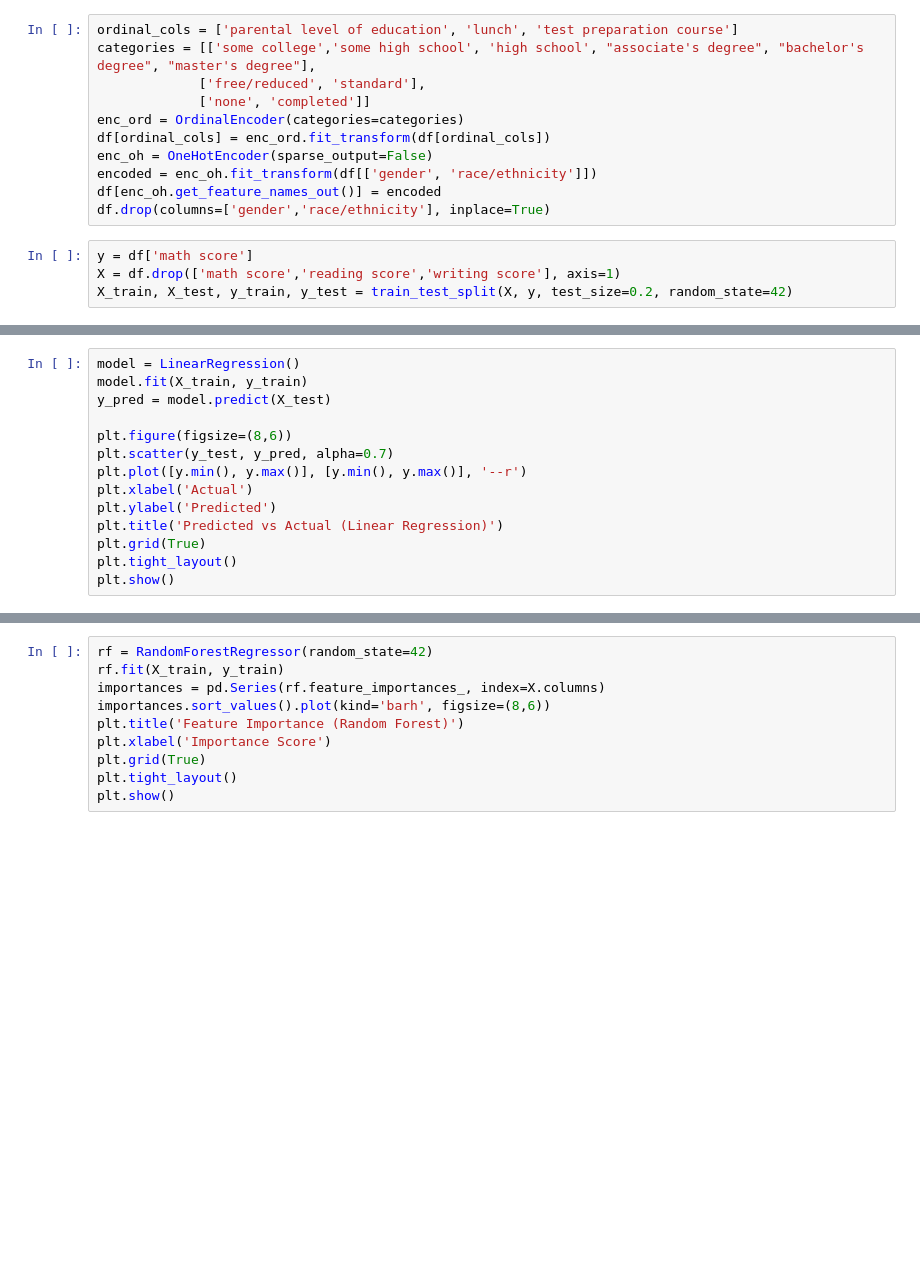
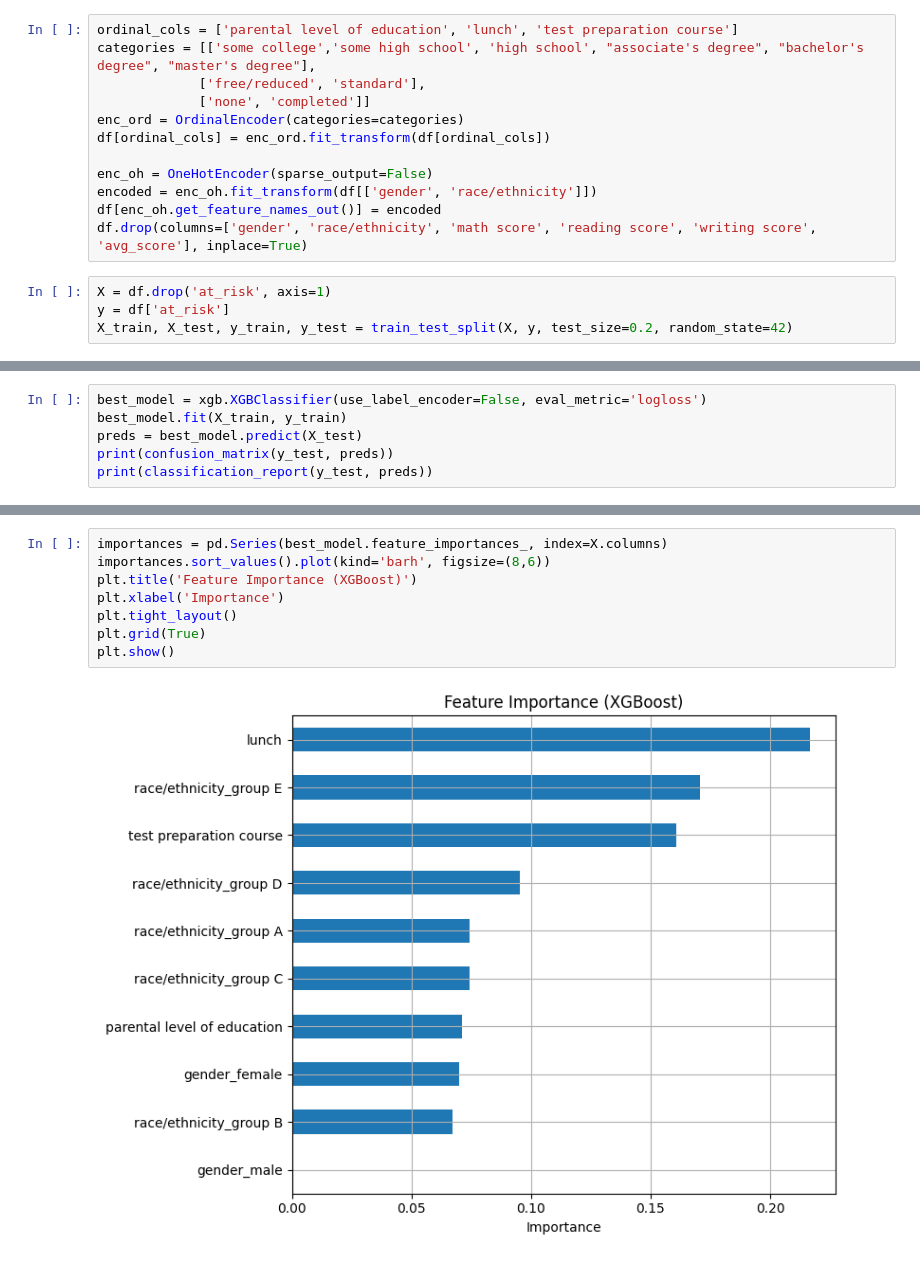
Before and after one commit to Balulmath/student-performance-prediction, a Jupyter notebook: student-performance-prediction/notebooks/student_performance_prediction.ipynb, the cells around one changed output, grey strips where cells are left out. Saved outputs shown, nothing was run; the diff lists cells and outputs as text; blank space fills up the shorter version.

```diff
--- a/student-performance-prediction/notebooks/student_performance_prediction.ipynb
+++ b/student-performance-prediction/notebooks/student_performance_prediction.ipynb
@@ -28,13 +55,14 @@ categories = [['some college','some high school', 'high school', "associate's de
              ['none', 'completed']]
 enc_ord = OrdinalEncoder(categories=categories)
 df[ordinal_cols] = enc_ord.fit_transform(df[ordinal_cols])
+
 enc_oh = OneHotEncoder(sparse_output=False)
 encoded = enc_oh.fit_transform(df[['gender', 'race/ethnicity']])
 df[enc_oh.get_feature_names_out()] = encoded
-df.drop(columns=['gender','race/ethnicity'], inplace=True)
+df.drop(columns=['gender', 'race/ethnicity', 'math score', 'reading score', 'writing score', 'avg_score'], inplace=True)
 # %%
-y = df['math score']
-X = df.drop(['math score','reading score','writing score'], axis=1)
+X = df.drop('at_risk', axis=1)
+y = df['at_risk']
 X_train, X_test, y_train, y_test = train_test_split(X, y, test_size=0.2, random_state=42)
 # %%
 models = {
@@ -69,14 +91,0 @@ plt.show()
-# %%
-model = LinearRegression()
-model.fit(X_train, y_train)
-y_pred = model.predict(X_test)
-
-plt.figure(figsize=(8,6))
-plt.scatter(y_test, y_pred, alpha=0.7)
-plt.plot([y.min(), y.max()], [y.min(), y.max()], '--r')
-plt.xlabel('Actual')
-plt.ylabel('Predicted')
-plt.title('Predicted vs Actual (Linear Regression)')
-plt.grid(True)
-plt.tight_layout()
-plt.show()
@@ -91,0 +92,6 @@ plt.show()
+# %%
+best_model = xgb.XGBClassifier(use_label_encoder=False, eval_metric='logloss')
+best_model.fit(X_train, y_train)
+preds = best_model.predict(X_test)
+print(confusion_matrix(y_test, preds))
+print(classification_report(y_test, preds))
@@ -92,10 +109,10 @@ plt.show()
 # %%
-rf = RandomForestRegressor(random_state=42)
-rf.fit(X_train, y_train)
-importances = pd.Series(rf.feature_importances_, index=X.columns)
+importances = pd.Series(best_model.feature_importances_, index=X.columns)
 importances.sort_values().plot(kind='barh', figsize=(8,6))
-plt.title('Feature Importance (Random Forest)')
-plt.xlabel('Importance Score')
+plt.title('Feature Importance (XGBoost)')
+plt.xlabel('Importance')
+plt.tight_layout()
 plt.grid(True)
-plt.tight_layout()
 plt.show()
+# %% [output]
+[figure, added]
```
Also changed, not shown: parts of 8 cells of this notebook, 14 other files.
